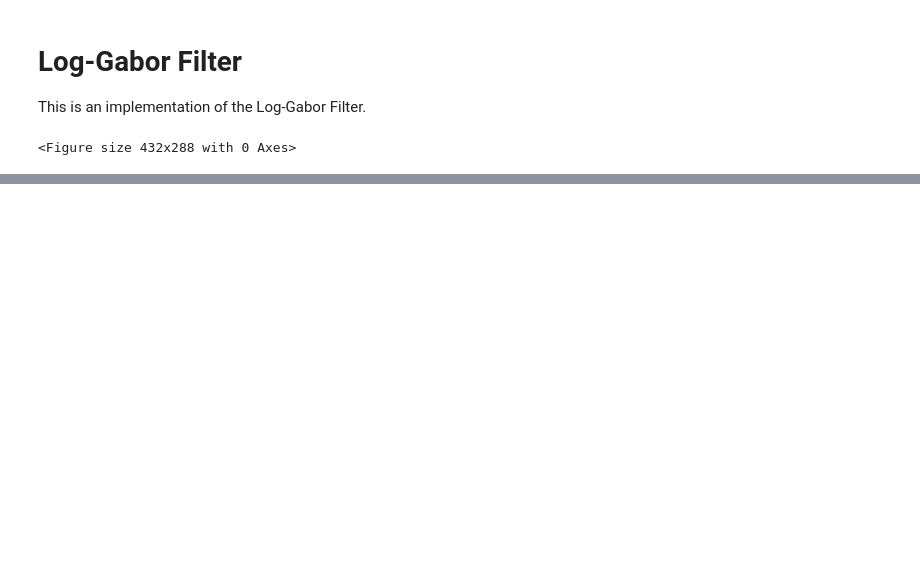
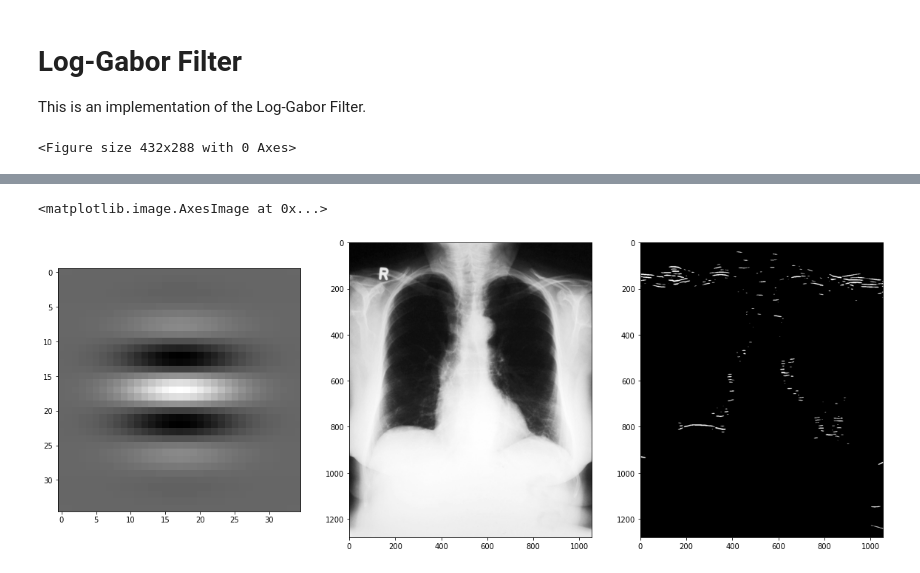
Before and after one commit to tniyer2/ImageProcessing_Project02, a Jupyter notebook: log-gabor.ipynb, the cells around one changed output, grey strips where cells are left out. Drawn from its saved outputs; the diff is of its cells as text; code cells hidden in the pictures; blank space fills up the shorter version.

```diff
--- a/log-gabor.ipynb
+++ b/log-gabor.ipynb
@@ -74,0 +92,20 @@ io.imshow(log_gabor_filter(0.5, 20))
+# %%
+im = io.imread('ImageProcessingF2021/images/xray.png')
+
+k = filters.gabor_kernel(0.1, 2 * math.pi * (24 / 32)).real
+
+plt.figure(figsize=(20, 20))
+
+num_cols = 3
+
+plt.subplot(1, num_cols, 1)
+plt.imshow(k)
+
+plt.subplot(1, num_cols, 2)
+plt.imshow(im)
+
+plt.subplot(1, num_cols, 3)
+plt.imshow(ndi.convolve(im, k))
+# %% [output]
+<matplotlib.image.AxesImage at 0x...>
+[figure, added]
```
Also changed, not shown: parts of 6 cells of this notebook, 1 other file.
